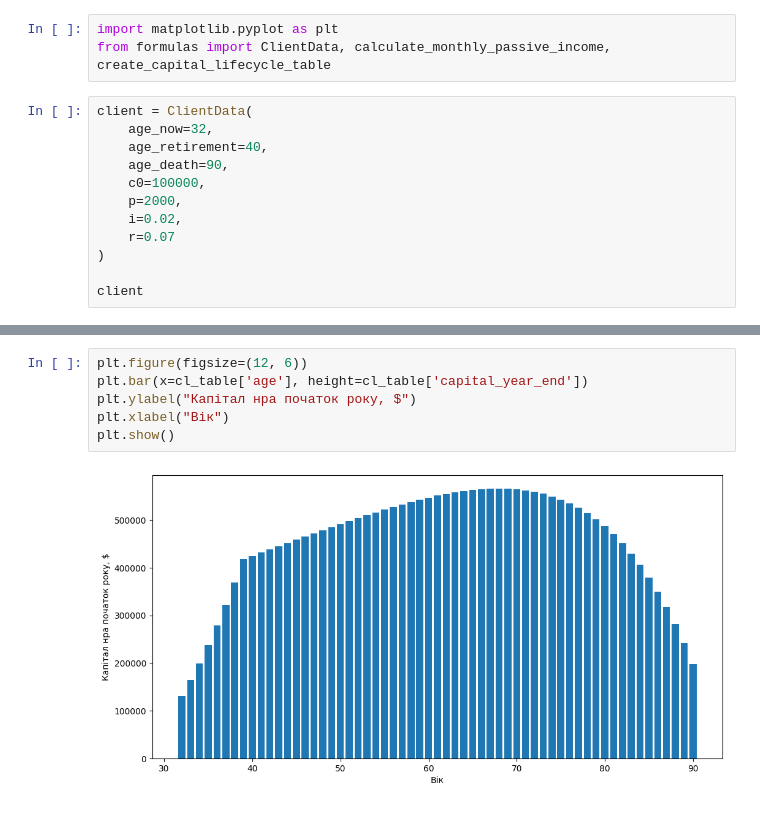
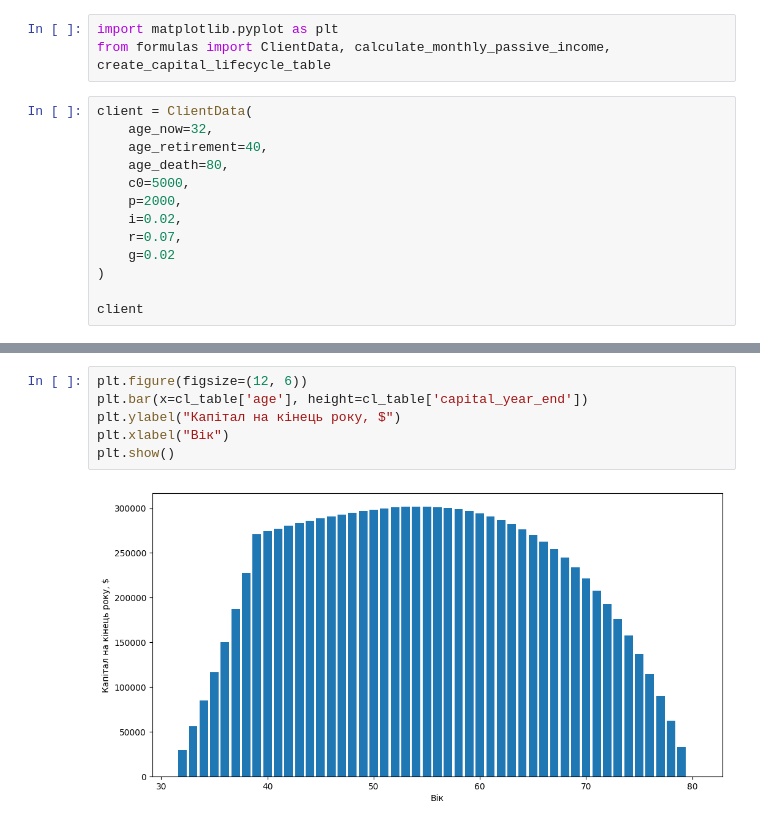
Before and after one commit to OlgaChernytska/money_calculators, a Jupyter notebook: Notebook.ipynb, the cells around one changed output, grey strips where cells are left out. Cells and saved outputs as stored; diff of their text form.

```diff
--- a/Notebook.ipynb
+++ b/Notebook.ipynb
@@ -8,11 +8,12 @@ from formulas import ClientData, calculate_monthly_passive_income, create_capita
 client = ClientData(
     age_now=32,
     age_retirement=40,
-    age_death=90,
-    c0=100000,
+    age_death=80,
+    c0=5000,
     p=2000,
     i=0.02,
-    r=0.07
+    r=0.07,
+    g=0.02
 )
 
 client
@@ -47,8 +48,8 @@ cl_table
 # %%
 plt.figure(figsize=(12, 6))
 plt.bar(x=cl_table['age'], height=cl_table['capital_year_end'])
-plt.ylabel("Капітал нра початок року, $")
+plt.ylabel("Капітал на кінець року, $")
 plt.xlabel("Вік")
 plt.show()
 # %% [output]
-[figure, old version]
+[figure, new version]
```
Also changed, not shown: parts of 3 cells of this notebook, 1 other file.
